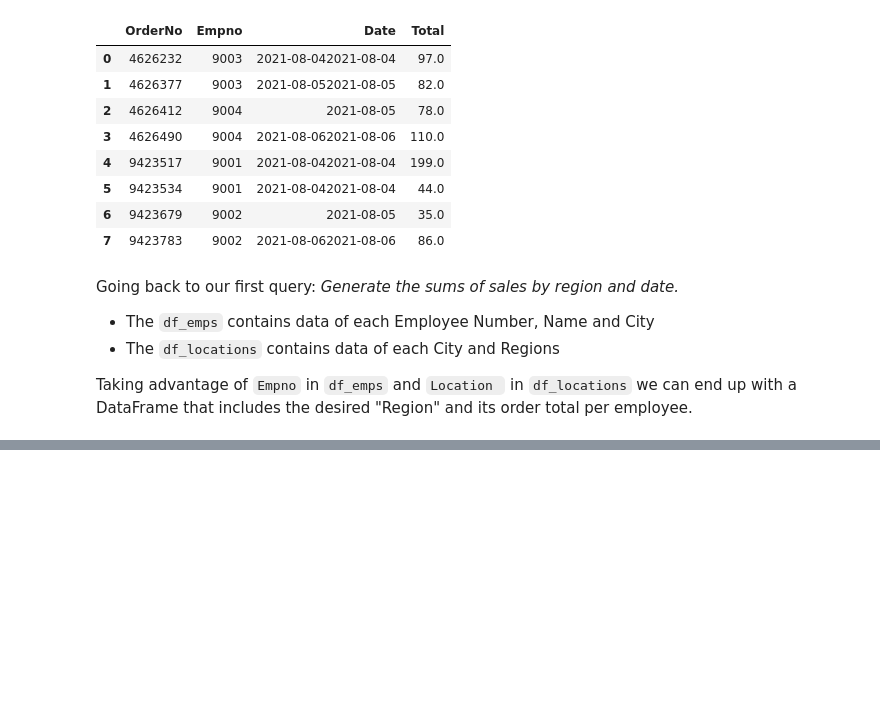
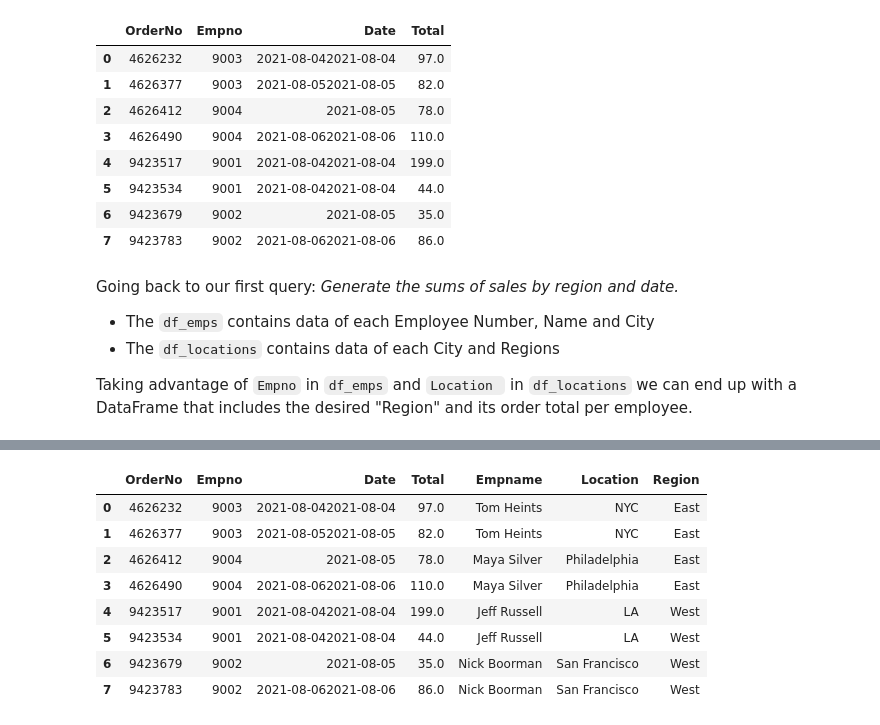
Before and after one commit to EstebanBorai/python-for-data-science, a Jupyter notebook: notebooks/sn03_aggregate_data.ipynb, the cells around one changed output, grey strips where cells are left out. Drawn from its saved outputs; the diff is of its cells as text; code cells hidden in the pictures; blank space fills up the shorter version.

Commit message:
feat: total sales per region

```diff
--- a/notebooks/sn03_aggregate_data.ipynb
+++ b/notebooks/sn03_aggregate_data.ipynb
@@ -162,3 +162,7 @@ Going back to our first query: _Generate the sums of sales by region and date._
 - The `df_locations` contains data of each City and Regions
 
 Taking advantage of `Empno` in `df_emps` and `Location ` in `df_locations` we can end up with a DataFrame that includes the desired "Region" and its order total per employee.
+# %%
+df_region_sales = df_order_totals.merge(df_emps)
+
+display(df_region_sales)
@@ -164,0 +179,14 @@ Taking advantage of `Empno` in `df_emps` and `Location ` in `df_locations` we ca
+# %%
+df_region_sales = df_region_sales.merge(df_locations)
+
+display(df_region_sales)
+# %% [output]
+|  | OrderNo | Empno | Date | Total | Empname | Location | Region |
+| 0 | 4626232 | 9003 | 2021-08-042021-08-04 | 97.0 | Tom Heints | NYC | East |
+| 1 | 4626377 | 9003 | 2021-08-052021-08-05 | 82.0 | Tom Heints | NYC | East |
+| 2 | 4626412 | 9004 | 2021-08-05 | 78.0 | Maya Silver | Philadelphia | East |
+| 3 | 4626490 | 9004 | 2021-08-062021-08-06 | 110.0 | Maya Silver | Philadelphia | East |
+| 4 | 9423517 | 9001 | 2021-08-042021-08-04 | 199.0 | Jeff Russell | LA | West |
+| 5 | 9423534 | 9001 | 2021-08-042021-08-04 | 44.0 | Jeff Russell | LA | West |
+| 6 | 9423679 | 9002 | 2021-08-05 | 35.0 | Nick Boorman | San Francisco | West |
+| 7 | 9423783 | 9002 | 2021-08-062021-08-06 | 86.0 | Nick Boorman | San Francisco | West |
```
Also changed, not shown: parts of 6 cells of this notebook.
